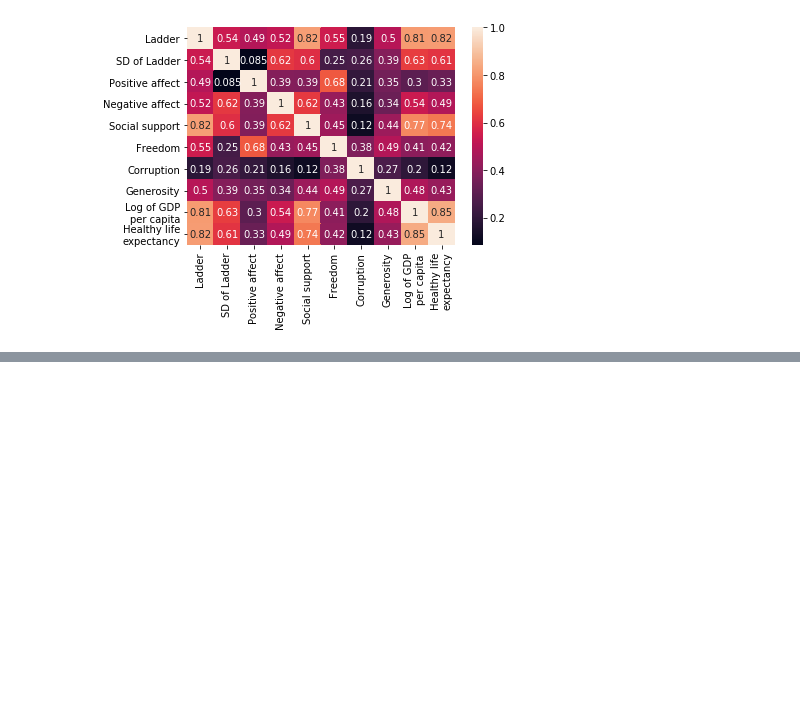
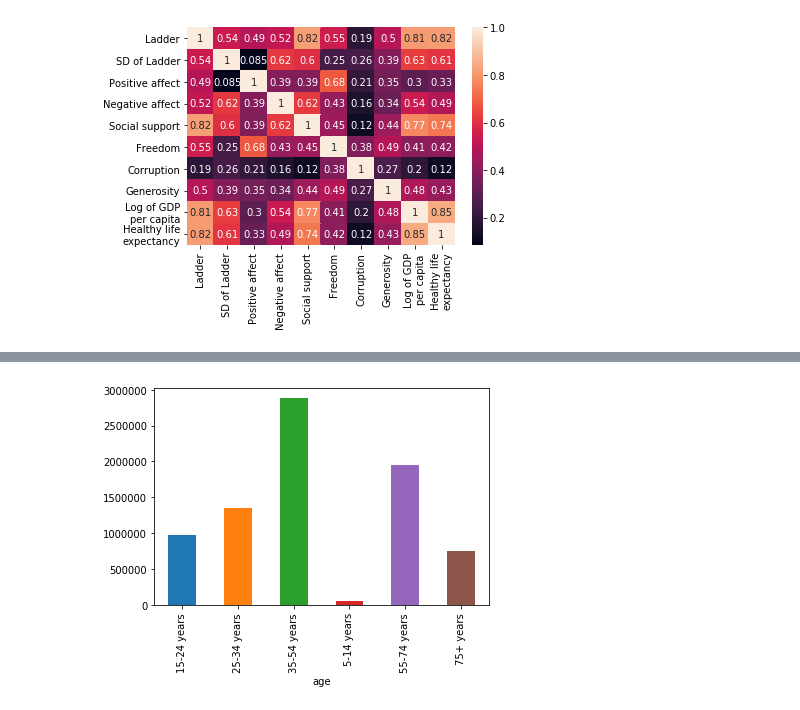
Before and after one commit to bernino/HappinesIndex, a Jupyter notebook: Happiness.ipynb, the cells around one changed output, grey strips where cells are left out. Drawn from its saved outputs; the diff is of its cells as text; code cells hidden in the pictures; blank space fills up the shorter version.

```diff
--- a/Happiness.ipynb
+++ b/Happiness.ipynb
@@ -32,0 +211,7 @@ PlotlyRequestError: No message
+# %%
+# Count by age
+suicideage = suicide.groupby('age')['suicides_no'].sum()
+suicideage.plot.bar()
+plt.show()
+# %% [output]
+[figure, added]
```
Also changed, not shown: parts of 38 cells of this notebook, 11 other files.
